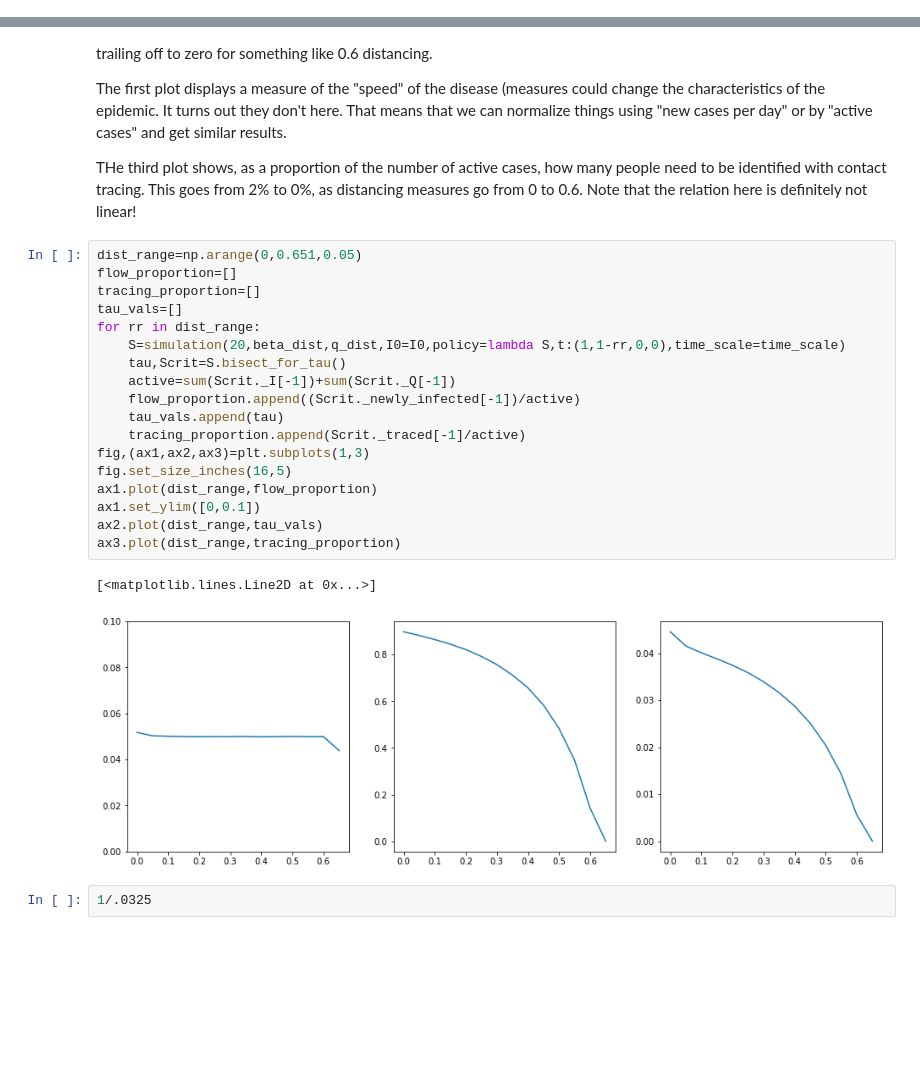
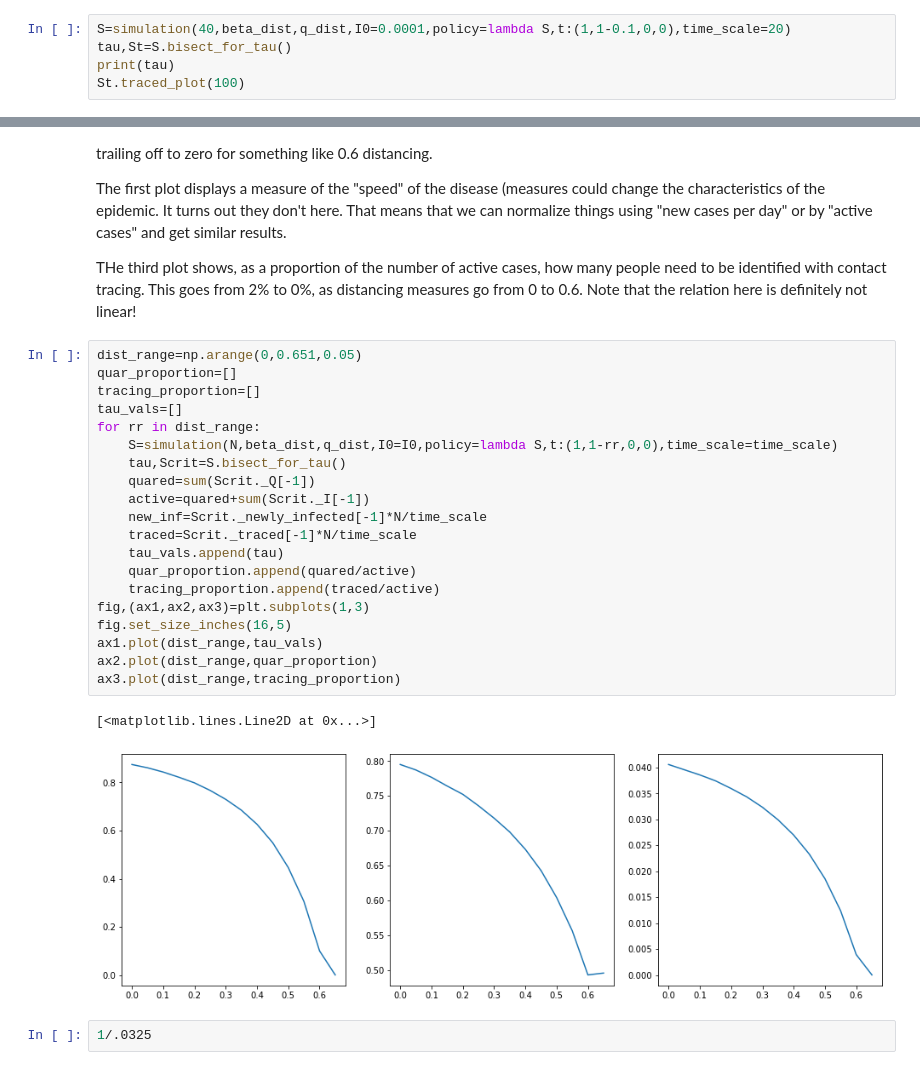
Before and after one commit to nbruin/SIR_tracing, a Jupyter notebook: critical_tracing.ipynb, the cells around one changed output, grey strips where cells are left out. Cells and saved outputs as stored; diff of their text form; blank space fills up the shorter version.

```diff
--- a/critical_tracing.ipynb
+++ b/critical_tracing.ipynb
@@ -373,3 +373,8 @@ _=S.time_plots(100)
 [figure]
 # %% [markdown]
 We look at $R_0$ as a function of the contact tracing intensity. Since our quarantining (and hence our detection) happens quite a bit after becoming infective, we expect that tracing to the second level has quite a significant effect. Indeed, with these rather extreme distributions, we see the shape bent quite a bit.
+# %%
+S=simulation(40,beta_dist,q_dist,I0=0.0001,policy=lambda S,t:(1,1-0.1,0,0),time_scale=20)
+tau,St=S.bisect_for_tau()
+print(tau)
+St.traced_plot(100)
@@ -395,25 +404,27 @@ The first plot displays a measure of the "speed" of the disease (measures could
 THe third plot shows, as a proportion of the number of active cases, how many people need to be identified with contact tracing. This goes from 2% to 0%, as distancing measures go from 0 to 0.6. Note that the relation here is definitely not linear!
 # %%
 dist_range=np.arange(0,0.651,0.05)
-flow_proportion=[]
+quar_proportion=[]
 tracing_proportion=[]
 tau_vals=[]
 for rr in dist_range:
-    S=simulation(20,beta_dist,q_dist,I0=I0,policy=lambda S,t:(1,1-rr,0,0),time_scale=time_scale)
+    S=simulation(N,beta_dist,q_dist,I0=I0,policy=lambda S,t:(1,1-rr,0,0),time_scale=time_scale)
     tau,Scrit=S.bisect_for_tau()
-    active=sum(Scrit._I[-1])+sum(Scrit._Q[-1])
-    flow_proportion.append((Scrit._newly_infected[-1])/active)
+    quared=sum(Scrit._Q[-1])
+    active=quared+sum(Scrit._I[-1])
+    new_inf=Scrit._newly_infected[-1]*N/time_scale
+    traced=Scrit._traced[-1]*N/time_scale
     tau_vals.append(tau)
-    tracing_proportion.append(Scrit._traced[-1]/active)
+    quar_proportion.append(quared/active)
+    tracing_proportion.append(traced/active)
 fig,(ax1,ax2,ax3)=plt.subplots(1,3)
 fig.set_size_inches(16,5)
-ax1.plot(dist_range,flow_proportion)
-ax1.set_ylim([0,0.1])
-ax2.plot(dist_range,tau_vals)
+ax1.plot(dist_range,tau_vals)
+ax2.plot(dist_range,quar_proportion)
 ax3.plot(dist_range,tracing_proportion)
 # %% [output]
 [<matplotlib.lines.Line2D at 0x...>]
-[figure, old version]
+[figure, new version]
 # %%
 1/.0325
 # %% [output]
```
Also changed, not shown: parts of 1 cell of this notebook.
